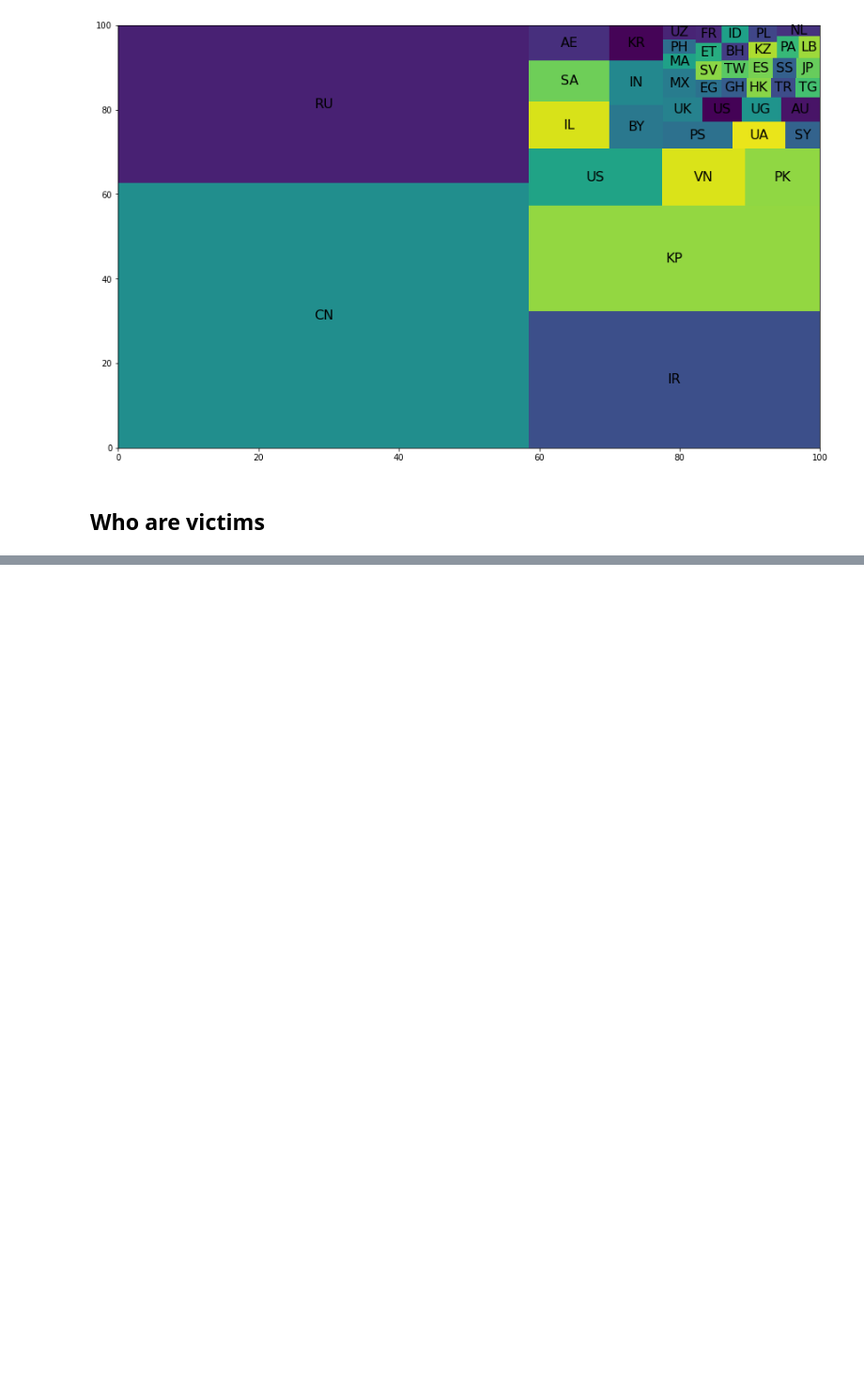
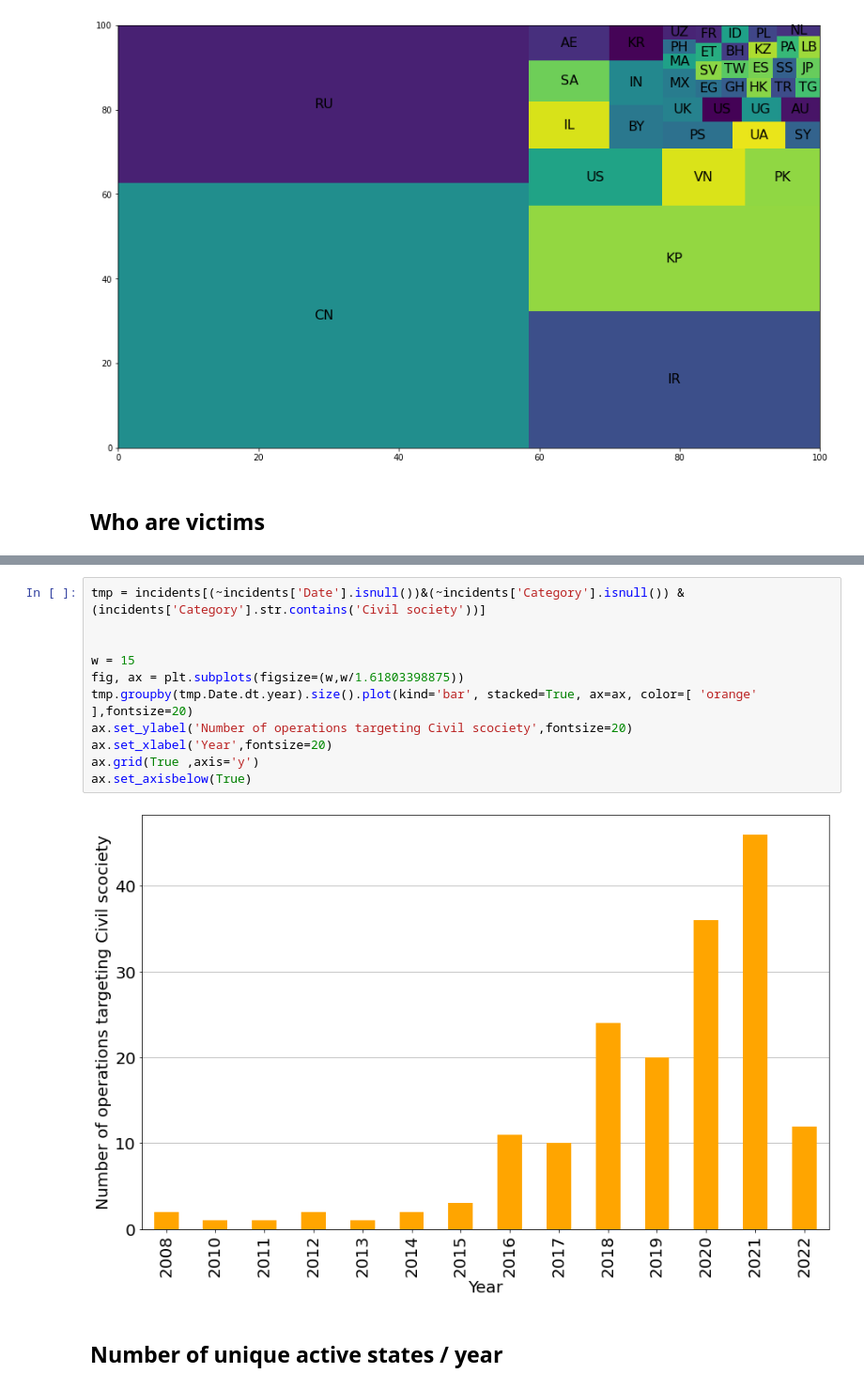
Before and after one commit to sergedroz/state_sponsored_attacks, a Jupyter notebook: State sponsored attacks.ipynb, the cells around one changed output, grey strips where cells are left out. Shown at 94% size. Saved outputs shown, nothing was run; the diff lists cells and outputs as text; blank space fills up the shorter version.

```diff
--- a/State sponsored attacks.ipynb
+++ b/State sponsored attacks.ipynb
@@ -160,0 +164,15 @@ findfont: Font family ['Arial Black'] not found. Falling back to DejaVu Sans.
+# %%
+tmp = incidents[(~incidents['Date'].isnull())&(~incidents['Category'].isnull()) & (incidents['Category'].str.contains('Civil society'))]
+
+
+w = 15
+fig, ax = plt.subplots(figsize=(w,w/1.61803398875))
+tmp.groupby(tmp.Date.dt.year).size().plot(kind='bar', stacked=True, ax=ax, color=[ 'orange'  ],fontsize=20)
+ax.set_ylabel('Number of operations targeting Civil scociety',fontsize=20)
+ax.set_xlabel('Year',fontsize=20)
+ax.grid(True ,axis='y')
+ax.set_axisbelow(True)
+# %% [output]
+[figure, added]
+# %% [markdown]
+## Number of unique active states / year
```
Also changed, not shown: parts of 6 cells of this notebook.
